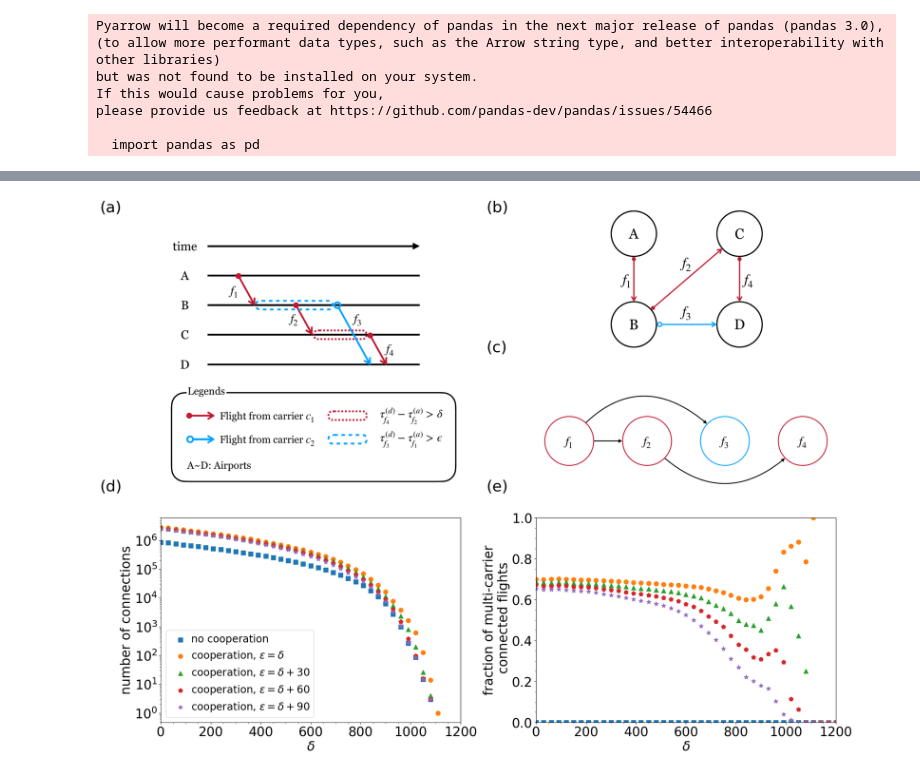
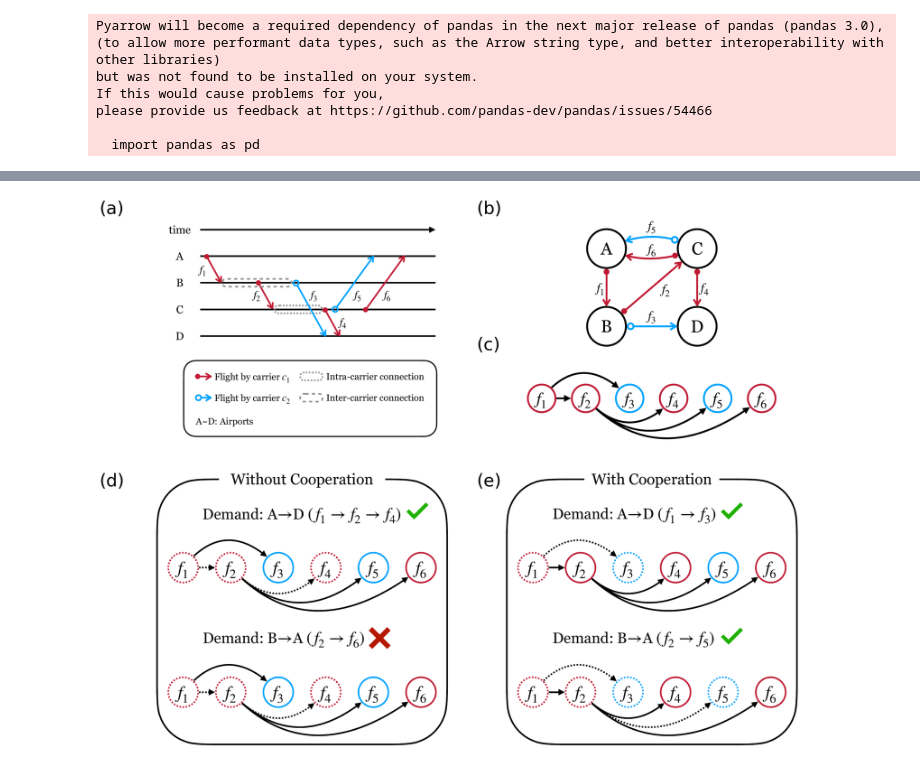
Before and after one commit to danielhankim/minimum-cost-percolation-us-airline, a Jupyter notebook: notebooks/manuscript-figure1.ipynb, the cells around one changed output, grey strips where cells are left out. Saved outputs shown, nothing was run; the diff lists cells and outputs as text; code cells hidden in the pictures.

Commit message:
(dirty) version of notebooks to generate the main figures are pushed

```diff
--- a/notebooks/manuscript-figure1.ipynb
+++ b/notebooks/manuscript-figure1.ipynb
@@ -200,10 +36,16 @@ from pdf2image import convert_from_path
 import matplotlib.image as mpimg
 
 panel_a = convert_from_path(os.path.join("../results", "manuscript", "schematic_1a.pdf"))
-panel_a[0] = panel_a[0].crop((50, 250, 1400, 1450))
+panel_a[0] = panel_a[0].crop((400, 300, 1800, 1450))
 
 panel_b = convert_from_path(os.path.join("../results", "manuscript", "schematic_1b.pdf"))
-panel_b[0] = panel_b[0].crop((150, 500, 950, 1200))
+panel_b[0] = panel_b[0].crop((450, 280, 1750, 1500))
 
 panel_c = convert_from_path(os.path.join("../results", "manuscript", "schematic_1c.pdf"))
-panel_c[0] = panel_c[0].crop((150, 550, 2050, 1150))
+panel_c[0] = panel_c[0].crop((350, 600, 1850, 1100))
+
+panel_d = convert_from_path(os.path.join("../results", "manuscript", "schematic_1d.pdf"))
+panel_d[0] = panel_d[0].crop((500, 300, 1700, 1400))
+
+panel_e = convert_from_path(os.path.join("../results", "manuscript", "schematic_1e.pdf"))
+panel_e[0] = panel_e[0].crop((500, 300, 1700, 1400))
@@ -210,99 +56,46 @@ panel_c[0] = panel_c[0].crop((150, 550, 2050, 1150))
 # %%
-style_config = {1: {"marker": "s", "s": 75, "label": "no cooperation"},
-                2: {"marker": "o", "s": 75, "label": r"cooperation, $\epsilon=\delta$"},
-                3: {"marker": "^", "s": 75, "label": r"cooperation, $\epsilon=\delta + 30$"},
-                4: {"marker": "p", "s": 75, "label": r"cooperation, $\epsilon=\delta + 60$"},
-                5: {"marker": "*", "s": 75, "label": r"cooperation, $\epsilon=\delta + 90$"}}
-
-
 fig = plt.figure(figsize=(20, 15))
 
 # Create a gridspec layout with 2 rows and 2 columns
-gs = fig.add_gridspec(2, 2, height_ratios=[1.2, 0.8], width_ratios=[1, 1])
+gs = fig.add_gridspec(2, 2, height_ratios=[1., 1.3], width_ratios=[1., 1.])
 
 # Create a nested gridspec for the top right cell to stack panels B and C
-gs_top_right = gs[0, 1].subgridspec(2, 1, height_ratios=[1, 1], hspace=0.1)
+gs_top_right = gs[0, 1].subgridspec(2, 1, height_ratios=[1.5, 1], hspace=0.1)
 
 # First row - single panel spanning both columns
 ax1 = fig.add_subplot(gs[0, 0])
 ax1.imshow(panel_a[0])
 ax1.axis('off')
 
 # Second row - two panels
 ax2 = fig.add_subplot(gs_top_right[0])
-ax2.imshow(panel_b[0])
+ax2.imshow(panel_b[0], aspect='equal')
 ax2.axis('off')
 
 ax3 = fig.add_subplot(gs_top_right[1])
 ax3.imshow(panel_c[0])
 ax3.axis('off')
 
-# Third row - two panels
+# Bottom row - split into two panels
 ax4 = fig.add_subplot(gs[1, 0])
-ax4.scatter(delta_vals, connection_counts[1],
-              marker=style_config[1]["marker"], s=style_config[1]["s"], label=style_config[1]["label"])
-ax4.scatter(delta_vals, connection_counts[2],
-              marker=style_config[2]["marker"], s=style_config[2]["s"], label=style_config[2]["label"])
-ax4.scatter(delta_vals, connection_counts[3],
-              marker=style_config[3]["marker"], s=style_config[3]["s"], label=style_config[3]["label"])
-ax4.scatter(delta_vals, connection_counts[4],
-              marker=style_config[4]["marker"], s=style_config[4]["s"], label=style_config[4]["label"])
-ax4.scatter(delta_vals, connection_counts[5],
-              marker=style_config[5]["marker"], s=style_config[5]["s"], label=style_config[5]["label"])
-
-ax4.set_xlabel("$\delta$", fontsize=25)
-ax4.set_ylabel("number of connections", fontsize=25)
-ax4.set_yscale('log')
-ax4.set_xlim(0, 1200)
-ax4.minorticks_on()
-ax4.tick_params('both', labelsize=25)
-ax4.legend(fontsize=20, handletextpad=0.05)
+ax4.imshow(panel_d[0])
+ax4.axis('off')
 
 ax5 = fig.add_subplot(gs[1, 1])
-ax5.scatter(delta_vals, multi_carrier_connection_fractions[1],
-              marker=style_config[1]["marker"], s=style_config[1]["s"], label=style_config[1]["label"])
-ax5.scatter(delta_vals, multi_carrier_connection_fractions[2],
-              marker=style_config[2]["marker"], s=style_config[2]["s"], label=style_config[2]["label"])
-ax5.scatter(delta_vals, multi_carrier_connection_fractions[3],
-              marker=style_config[3]["marker"], s=style_config[3]["s"], label=style_config[3]["label"])
-ax5.scatter(delta_vals, multi_carrier_connection_fractions[4],
-              marker=style_config[4]["marker"], s=style_config[4]["s"], label=style_config[4]["label"])
-ax5.scatter(delta_vals, multi_carrier_connection_fractions[5],
-              marker=style_config[5]["marker"], s=style_config[5]["s"], label=style_config[5]["label"])
+ax5.imshow(panel_e[0])
+ax5.axis('off')
 
-ax5.set_xlabel("$\delta$", fontsize=25)
-ax5.set_ylabel("fraction of multi-carrier\n connected flights", fontsize=25)
-ax5.tick_params('both', labelsize=25)
-ax5.set_xlim(0, 1200)
-ax5.set_ylim(0, 1.)
-ax5.minorticks_on()
-
-
-
-# Adjust the panel labels position and style
-label_kwargs = {
-    'fontsize': 30,
-    'ha': 'left',
-    'va': 'top'
-}
-
-# ax1.text(-0.1, 1.05, "(a)", transform=ax1.transAxes, **label_kwargs)
-# ax2.text(-0.1, 1.05, "(b)", transform=ax2.transAxes, **label_kwargs)
-# ax3.text(-0.1, 1.05, "(c)", transform=ax3.transAxes, **label_kwargs)
-# ax4.text(-0.2, 1.05, "(d)", transform=ax4.transAxes, **label_kwargs)
-# ax5.text(-0.2, 1.05, "(e)", transform=ax5.transAxes, **label_kwargs)
-
-fig.text(-0.02, 1.0, "(a)", **label_kwargs)
-fig.text(0.5, 1.0, "(b)", **label_kwargs)
-fig.text(0.5, 0.75, "(c)", **label_kwargs)
-fig.text(-0.02, 0.5, "(d)", **label_kwargs)
-fig.text(0.5, 0.5, "(e)", **label_kwargs)
+fig.text(-0.02, 1.0, "(a)", fontsize=35)
+fig.text(0.5, 1.0, "(b)", fontsize=35)
+fig.text(0.5, 0.75, "(c)", fontsize=35)
+fig.text(-0.02, 0.5, "(d)", fontsize=35)
+fig.text(0.5, 0.5, "(e)", fontsize=35)
 
 plt.tight_layout()
-plt.savefig(os.path.join("../results", "manuscript", "figure1.pdf"), bbox_inches="tight")
+plt.savefig(os.path.join("../results", "manuscript", "figure1.pdf"), bbox_inches="tight", dpi=500)
 plt.show()
 # %% [output]
-[figure, old version]
+[figure, new version]
 # %%
 panel_b[0].size
 # %% [output]
```
Also changed, not shown: parts of 6 cells of this notebook, 4 other files.
